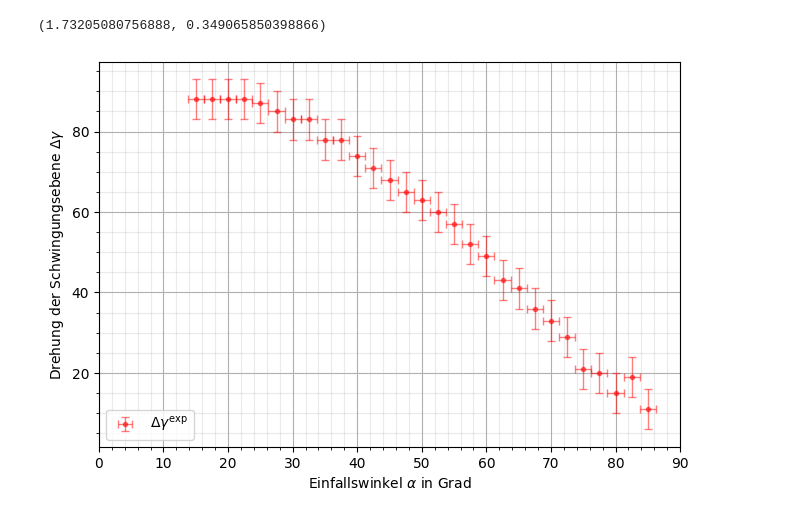
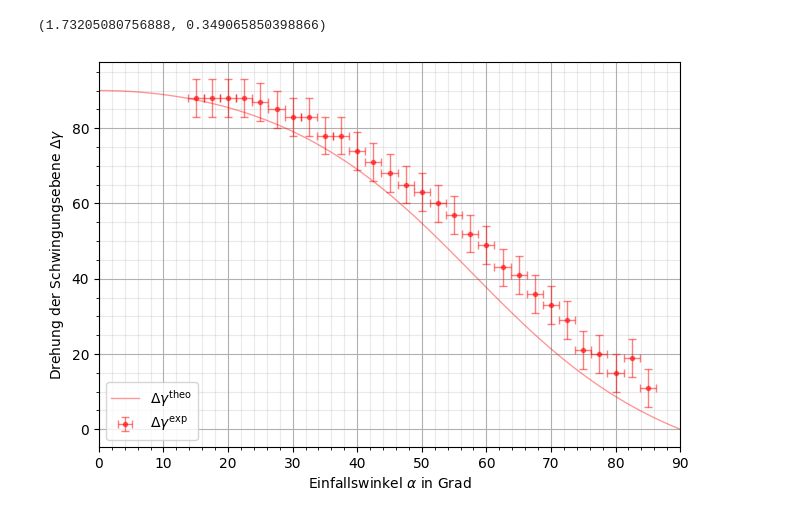
Before and after one commit to CVC97/ExPhy-III-Praktikum, a Jupyter notebook: 23_FFuP/23_FFuP_Carlo.ipynb, the cells around one changed output. Cells and saved outputs as stored; diff of their text form; code cells hidden in the pictures.

Commit message:
Drehung der Schwingungsebene: theo.

```diff
--- a/23_FFuP/23_FFuP_Carlo.ipynb
+++ b/23_FFuP/23_FFuP_Carlo.ipynb
@@ -188,26 +188,31 @@ n_Flint
 angle_analysator = V23_dataframe[:,3]
 drehung_schwingungsebene = (135 - angle_analysator) % 180
 drehung_schwingungsebene_error = 5
+
+
+# Theoretische Drehung Schwingungsebene
+def f_DeltaGamma(alpha):
+    arcsin_sin_alpha_divn = np.arcsin(np.sin(alpha/n_Prisma))
+    tan_gamma_plus4pi = -np.cos(alpha - arcsin_sin_alpha_divn) / np.cos(alpha + arcsin_sin_alpha_divn)
+    return ((np.arctan(tan_gamma_plus4pi) - np.pi / 4) / _degree ) % 180
 # %%
 fig, ax = plt.subplots(figsize=(7.5,5))
 
 x_plot_alpha = np.linspace(_nano, 90, 100)
-R0_theo = abs(f_R0_theo(x_plot_alpha * _degree))
-R90_theo = abs(f_R90_theo(x_plot_alpha * _degree))
+drehung_schwingungsebene_theo = f_DeltaGamma(x_plot_alpha * _degree)
 
 ax.set_xlabel(r'Einfallswinkel $\alpha$ in Grad')
 ax.set_ylabel(r'Drehung der Schwingungsebene $\Delta\gamma$')
 ax.grid()
 ax.grid(which='minor', color='#999999', alpha=0.2, linestyle='-')
 ax.minorticks_on()
-# ax.plot(x_plot_alpha, R0_theo, color = 'blue', alpha = 0.4, linewidth = 1, label = r'$\varrho^\perp_\mathrm{theo}$')
-# ax.plot(x_plot_alpha, R90_theo, color = 'red', alpha = 0.4, linewidth = 1, label = r'$\varrho^\parallel_\mathrm{theo}$')
+ax.plot(x_plot_alpha, drehung_schwingungsebene_theo, color = 'red', alpha = 0.4, linewidth = 1, label = r'$\Delta\gamma^\mathrm{theo}$')
 ax.errorbar(angle_reflection, drehung_schwingungsebene, xerr = angle_reflection_error, yerr = drehung_schwingungsebene_error,
-    fmt = '.', color = 'red', alpha = 0.5, linewidth=1, ecolor = 'red', capsize=3, label = r'$\Delta\gamma^\mathrm{exp}$')
+    fmt = '.', color = 'red', alpha = 0.5, linewidth = 1, ecolor = 'red', capsize = 3, label = r'$\Delta\gamma^\mathrm{exp}$')
 ax.legend()
 ax.legend(loc="lower left")
 plt.xlim([0, 90])
 plt.savefig('./V23_Drehung_Schwingungsebene.pgf', facecolor = 'white', bbox_inches='tight')
 plt.show()
 # %% [output]
-[figure, old version]
+[figure, new version]
```
Also changed, not shown: parts of 1 cell of this notebook.
